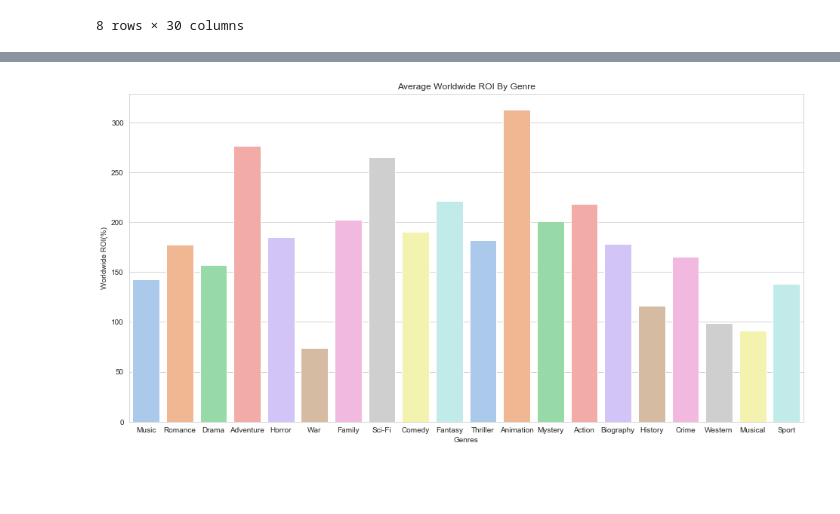
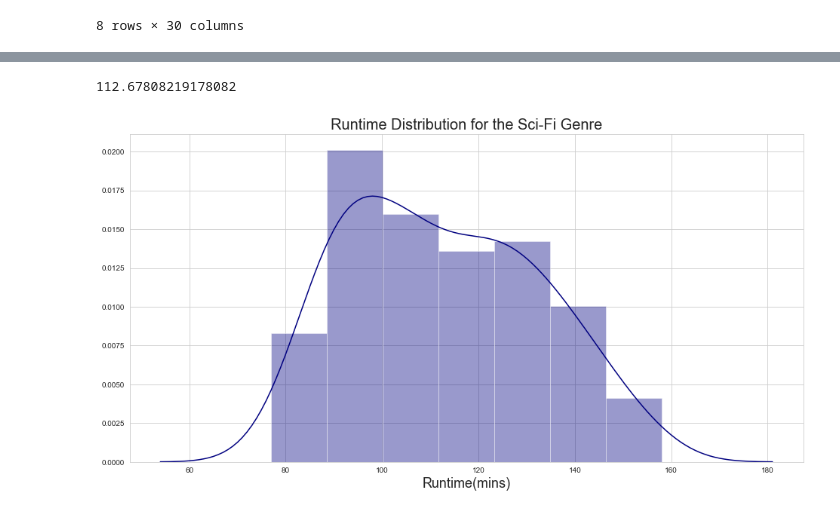
Before and after one commit to nqabell89/movie_industry_analysis, a Jupyter notebook: Movie_Industry_EDA.ipynb, the cells around one changed output, grey strips where cells are left out. Saved outputs shown, nothing was run; the diff lists cells and outputs as text; code cells hidden in the pictures; blank space fills up the shorter version.

```diff
--- a/Movie_Industry_EDA.ipynb
+++ b/Movie_Industry_EDA.ipynb
@@ -52,11 +157,14 @@ for genre in genres:
+# %%
+sci_fi_runtimes = movies_df[movies_df['Sci-Fi']==1].duration
+sci_fi_runtimes.mean()
+# %% [output]
+112.67808219178082
 # %%
 sns.set_style("whitegrid")
 plt.figure(figsize = (16,8))
-wroi = sns.barplot(x=genres, y=avg_worldwide_roi_by_genre, palette='pastel')
-plt.xlabel('Genres')
-plt.ylabel('Worldwide ROI(%)')
-plt.title("Average Worldwide ROI By Genre")
-
-plt.show(wroi)
+art = sns.distplot(sci_fi_runtimes, color='navy')
+plt.xlabel('Runtime(mins)', fontsize=18)
+plt.title("Runtime Distribution for the Sci-Fi Genre", fontsize=20)
+plt.show(art)
 # %% [output]
-[figure, old version]
+[figure, new version]
```
Also changed, not shown: parts of 31 cells of this notebook, 1 other file.
